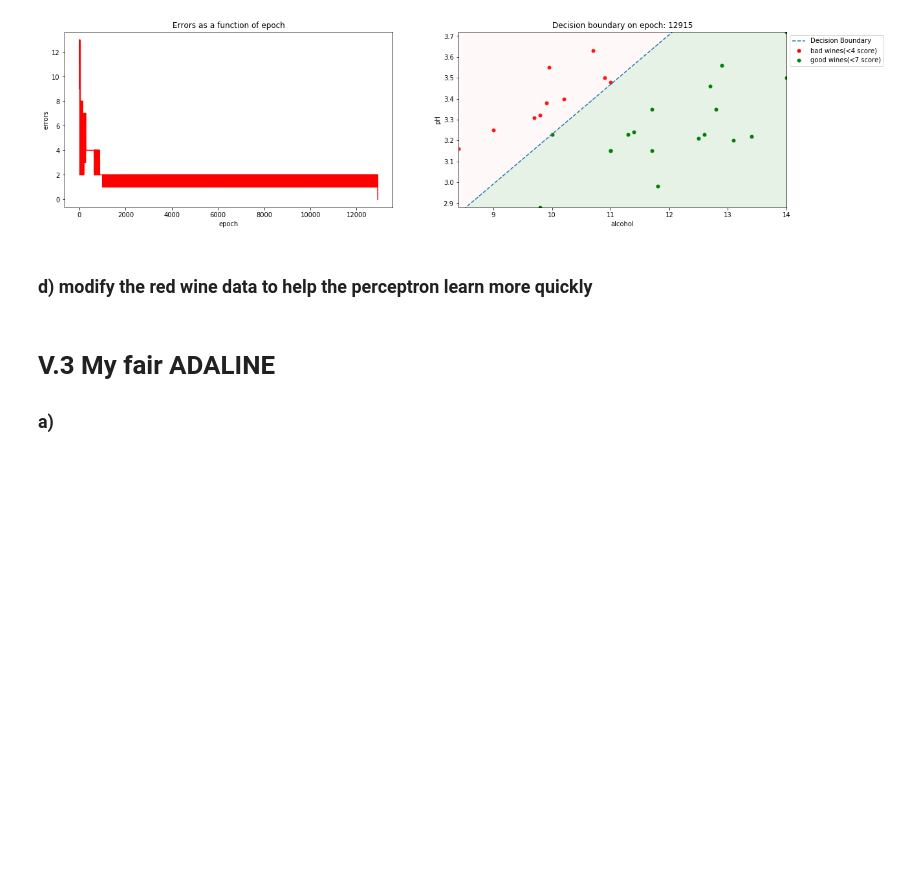
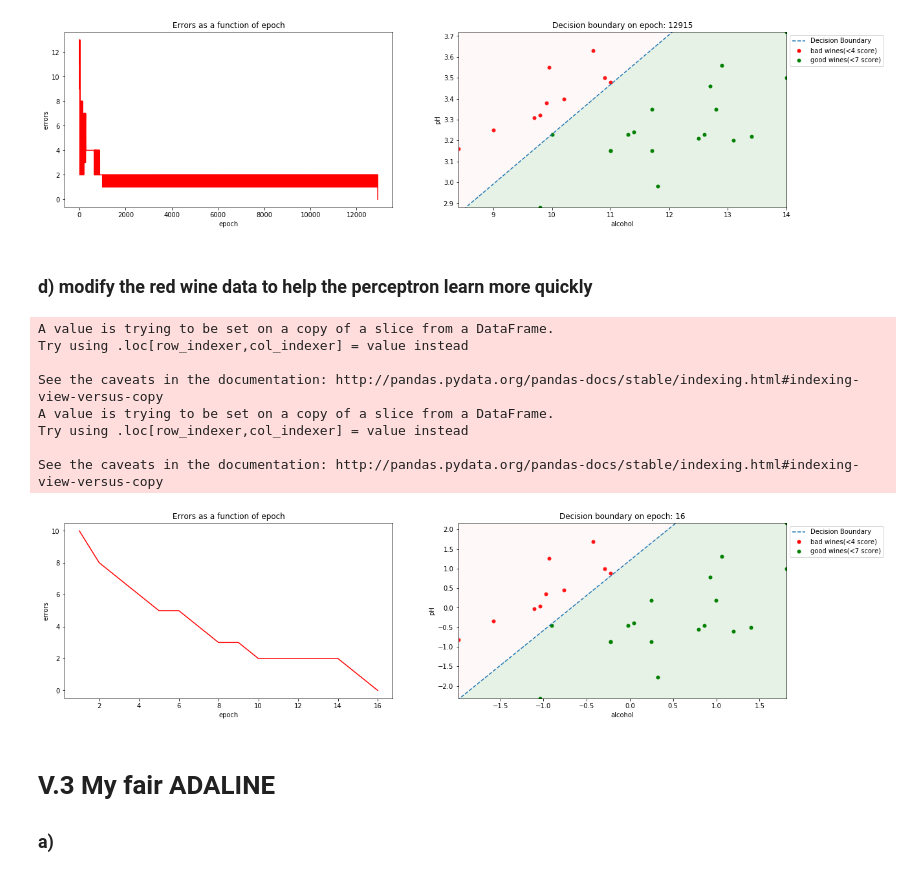
Before and after one commit to moonsonu/ft_sommelier, a Jupyter notebook: sommelier.ipynb, the cells around one changed output. Saved outputs shown, nothing was run; the diff lists cells and outputs as text; code cells hidden in the pictures; blank space fills up the shorter version.

```diff
--- a/sommelier.ipynb
+++ b/sommelier.ipynb
@@ -153,7 +153,7 @@ def plot_performance(performance, wine_data, good_thresh, bad_thresh, epoch=-1,
     else:
         epoch = i[0]
         #i = data[p.n_iter - 1]
-        x2_ = range(int(xminVal), int(xmaxVal))
+        x2_ = range(int(xminVal), int(xmaxVal) + 1)
         for x2i in x2_:
             y2 = (-(i[3] / i[2][1]) / (i[3] / i[2][0])) * x2i + (-i[3] / i[2][1])
             y2_.append(y2)
@@ -186,3 +221,71 @@ plot_performance(p, 'winequality-red.csv', 8, 3,)
+# %%
+def plot_performance(performance, wine_data, good_thresh, bad_thresh, epoch=-1, save_plot=False):
+    df = pd.read_csv(wine_data, sep=';')
+    df_filtered = df[(df.quality >= good_thresh) | (df.quality <= bad_thresh)]
+    df_data = df_filtered[['alcohol', 'pH', 'quality']]
+    rescaled = standardization(df_data)
+    good1, good2, bad1, bad2 = winequality(rescaled, good_thresh, bad_thresh)
+    y = ['1' if k >= good_thresh else '-1' for k in df_data['quality']]
+    X = rescaled[['alcohol', 'pH']].values
+    data = p.fit(X, y)
+    plt.figure(figsize=(20,5))
+    numvar = X.shape[0]
+    x1_ = []
+    y1_ = []
+    x2_ = []
+    y2_ = []
+    xmaxVal, xminVal, ymaxVal, yminVal = maxmin(X)
+    for i in data:
+        x1 = i[0]
+        y1 = i[1]
+        x1_.append(x1)
+        y1_.append(y1)
+    if epoch > 0:
+        for i in data:
+            x2_ = range(int(xminVal), int(xmaxVal) + 1)
+            if i[0] == epoch:
+                for x2i in x2_:
+                    y2 = (-(i[3] / i[2][1]) / (i[3] / i[2][0])) * x2i + (-i[3] / i[2][1])
+                    y2_.append(y2)
+    else:
+        epoch = i[0]
+        #i = data[p.n_iter - 1]
+        x2_ = range(int(xminVal), int(xmaxVal) + 1)
+        for x2i in x2_:
+            y2 = (-(i[3] / i[2][1]) / (i[3] / i[2][0])) * x2i + (-i[3] / i[2][1])
+            y2_.append(y2)
+
+    plt.subplot(121)
+    plt.plot(x1_, y1_, color='red')
+    plt.xlabel('epoch')
+    plt.ylabel('errors')
+    plt.title("Errors as a function of epoch")
+    plt.subplot(122)
+    plt.scatter(bad1, bad2, c = 'red', s = 25, label='bad wines(<{0} score)'.format(bad_thresh + 1))
+    plt.scatter(good1, good2, c = 'green', s = 25, label='good wines(<{0} score)'.format(good_thresh - 1))
+    plt.fill_between(x2_, y2_, ymaxVal, facecolor='pink', alpha=0.1)
+    plt.fill_between(x2_, yminVal, y2_, facecolor='green', alpha=0.1)
+    plt.plot(x2_, y2_, '--', label="Decision Boundary")
+    plt.xlim([xminVal + 1, xmaxVal - 1])
+    plt.ylim([yminVal + 1, ymaxVal - 1])
+    plt.xlabel(df_data.columns[0])
+    plt.ylabel(df_data.columns[1])
+    plt.legend(bbox_to_anchor=(1., 1))
+    plt.title("Decision boundary on epoch: %d"% epoch)
+    plt.show()
+    if save_plot==True:
+        plt.savefig('./performance.png')
+plot_performance(p, 'winequality-red.csv', 8, 3,)
+# %% [output]
+A value is trying to be set on a copy of a slice from a DataFrame.
+Try using .loc[row_indexer,col_indexer] = value instead
+
+See the caveats in the documentation: http://pandas.pydata.org/pandas-docs/stable/indexing.html#indexing-view-versus-copy
+A value is trying to be set on a copy of a slice from a DataFrame.
+Try using .loc[row_indexer,col_indexer] = value instead
+
+See the caveats in the documentation: http://pandas.pydata.org/pandas-docs/stable/indexing.html#indexing-view-versus-copy
+[figure, added]
 # %% [markdown]
 # V.3 My fair ADALINE
 ### a)
```
Also changed, not shown: parts of 1 cell of this notebook.
